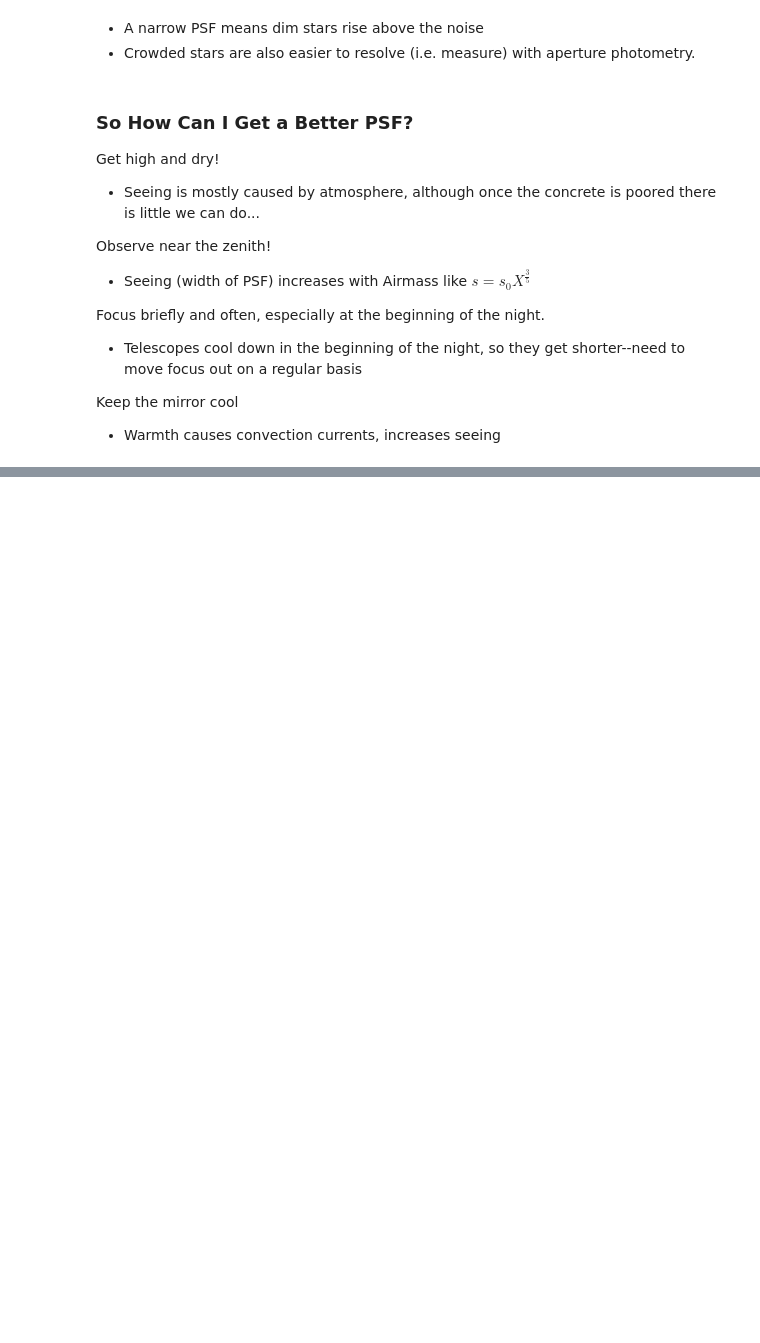
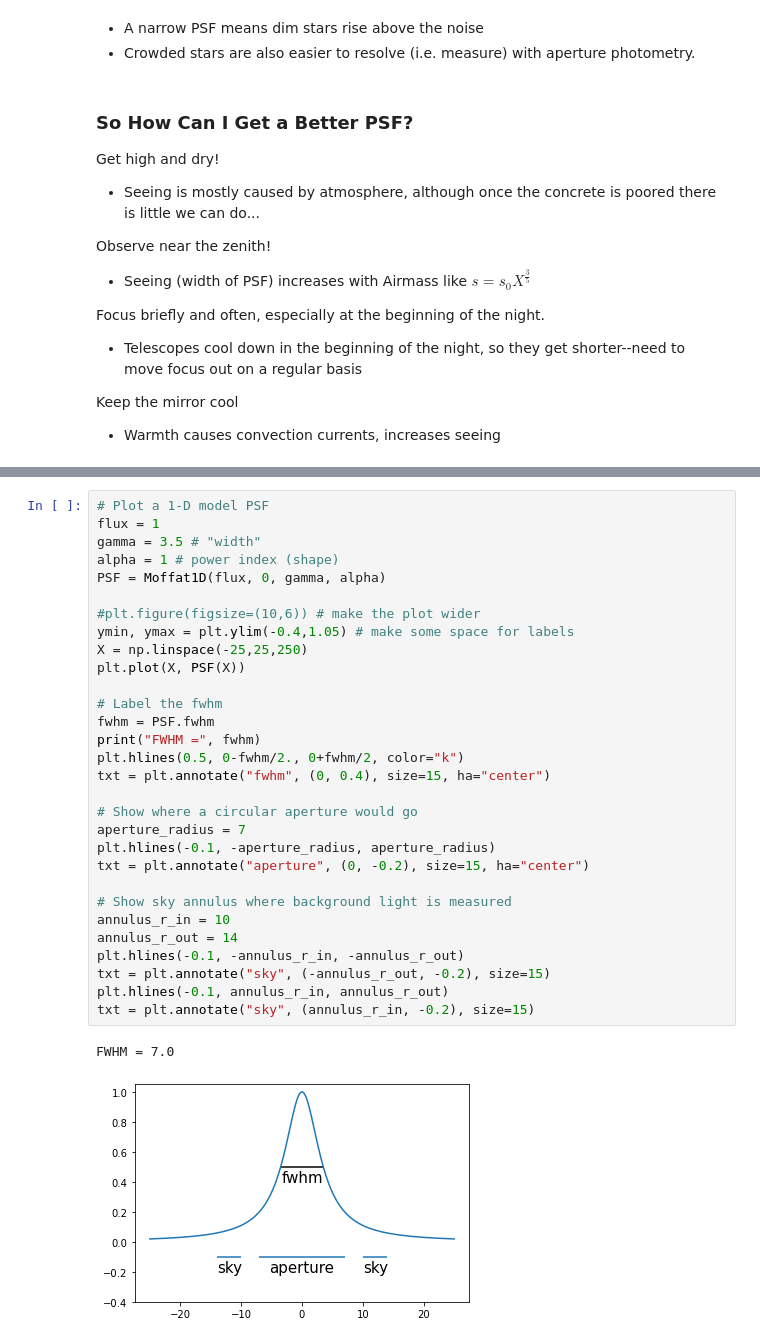
Before and after one commit to ojf/481, a Jupyter notebook: The Point Spread Function/The Point Spread Function.ipynb, the cells around one changed output, grey strips where cells are left out. Cells and saved outputs as stored; diff of their text form; blank space fills up the shorter version.

Commit message:
Remove old Aperture Photometry notebook, but save the one plot in the PSF notebook

```diff
--- a/The Point Spread Function/The Point Spread Function.ipynb
+++ b/The Point Spread Function/The Point Spread Function.ipynb
@@ -276,0 +281,33 @@ Keep the mirror cool
+# %%
+# Plot a 1-D model PSF
+flux = 1
+gamma = 3.5 # "width"
+alpha = 1 # power index (shape)
+PSF = Moffat1D(flux, 0, gamma, alpha)
+
+#plt.figure(figsize=(10,6)) # make the plot wider
+ymin, ymax = plt.ylim(-0.4,1.05) # make some space for labels
+X = np.linspace(-25,25,250)
+plt.plot(X, PSF(X))
+
+# Label the fwhm
+fwhm = PSF.fwhm
+print("FWHM =", fwhm)
+plt.hlines(0.5, 0-fwhm/2., 0+fwhm/2, color="k")
+txt = plt.annotate("fwhm", (0, 0.4), size=15, ha="center")
+
+# Show where a circular aperture would go
+aperture_radius = 7
+plt.hlines(-0.1, -aperture_radius, aperture_radius)
+txt = plt.annotate("aperture", (0, -0.2), size=15, ha="center")
+
+# Show sky annulus where background light is measured
+annulus_r_in = 10
+annulus_r_out = 14
+plt.hlines(-0.1, -annulus_r_in, -annulus_r_out)
+txt = plt.annotate("sky", (-annulus_r_out, -0.2), size=15)
+plt.hlines(-0.1, annulus_r_in, annulus_r_out)
+txt = plt.annotate("sky", (annulus_r_in, -0.2), size=15)
+# %% [output]
+FWHM = 7.0
+[figure, added]
```
Also changed, not shown: parts of 1 cell of this notebook, 5 other files.
